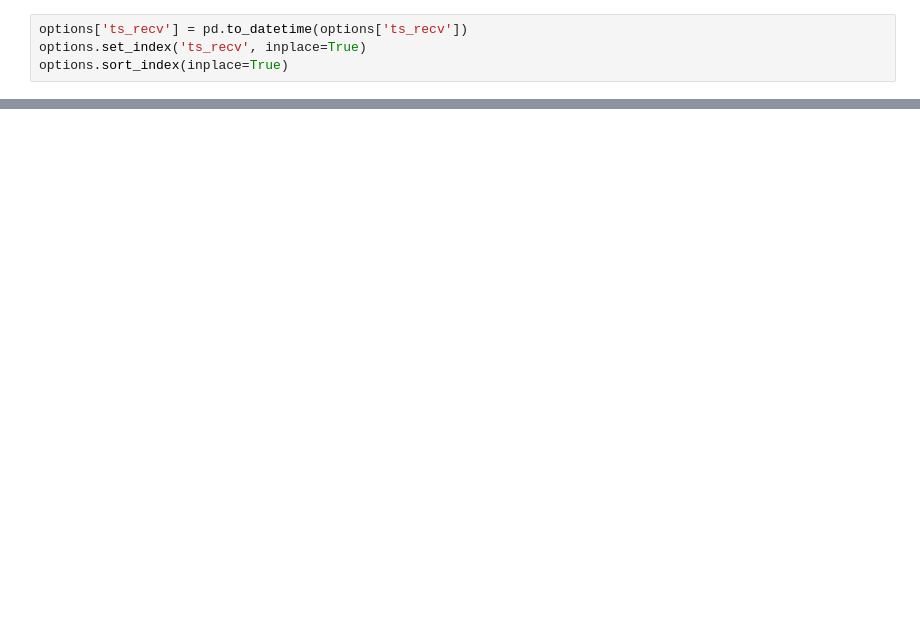
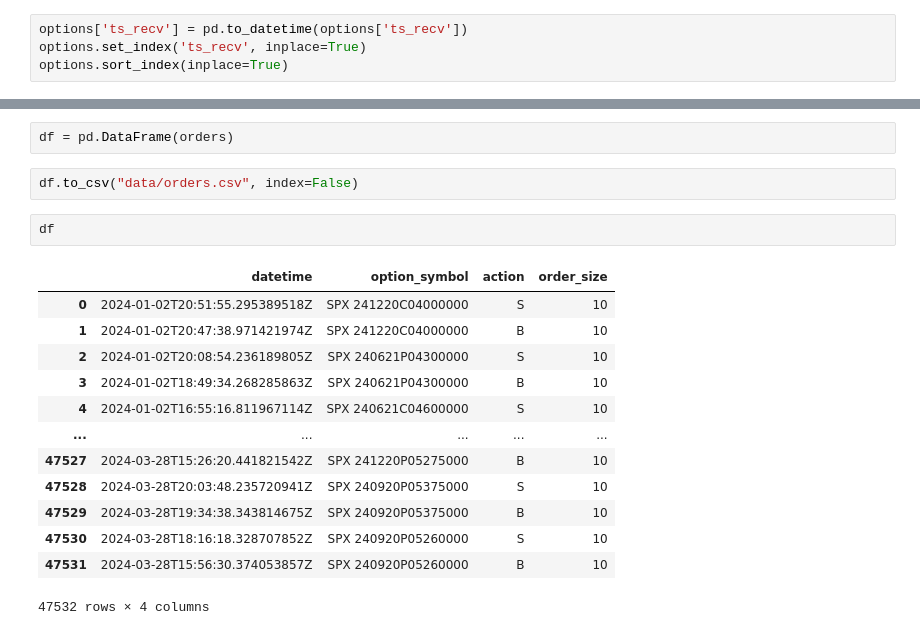
Before and after one commit to YashDVardhan/CQC-Derivatives-2024, a Jupyter notebook: tester.ipynb, the cells around one changed output, grey strips where cells are left out. Saved outputs shown, nothing was run; the diff lists cells and outputs as text; blank space fills up the shorter version.

```diff
--- a/tester.ipynb
+++ b/tester.ipynb
@@ -49,0 +288,20 @@ Name: 2024-03-28 13:42:20.400393338+00:00, dtype: object
+# %%
+df = pd.DataFrame(orders)
+# %%
+df.to_csv("data/orders.csv", index=False)
+# %%
+df
+# %% [output]
+|  | datetime | option_symbol | action | order_size |
+| 0 | 2024-01-02T20:51:55.295389518Z | SPX 241220C04000000 | S | 10 |
+| 1 | 2024-01-02T20:47:38.971421974Z | SPX 241220C04000000 | B | 10 |
+| 2 | 2024-01-02T20:08:54.236189805Z | SPX 240621P04300000 | S | 10 |
+| 3 | 2024-01-02T18:49:34.268285863Z | SPX 240621P04300000 | B | 10 |
+| 4 | 2024-01-02T16:55:16.811967114Z | SPX 240621C04600000 | S | 10 |
+| ... | ... | ... | ... | ... |
+| 47527 | 2024-03-28T15:26:20.441821542Z | SPX 241220P05275000 | B | 10 |
+| 47528 | 2024-03-28T20:03:48.235720941Z | SPX 240920P05375000 | S | 10 |
+| 47529 | 2024-03-28T19:34:38.343814675Z | SPX 240920P05375000 | B | 10 |
+| 47530 | 2024-03-28T18:16:18.328707852Z | SPX 240920P05260000 | S | 10 |
+| 47531 | 2024-03-28T15:56:30.374053857Z | SPX 240920P05260000 | B | 10 |
+47532 rows × 4 columns
```
Also changed, not shown: parts of 13 cells of this notebook, 6 other files.
